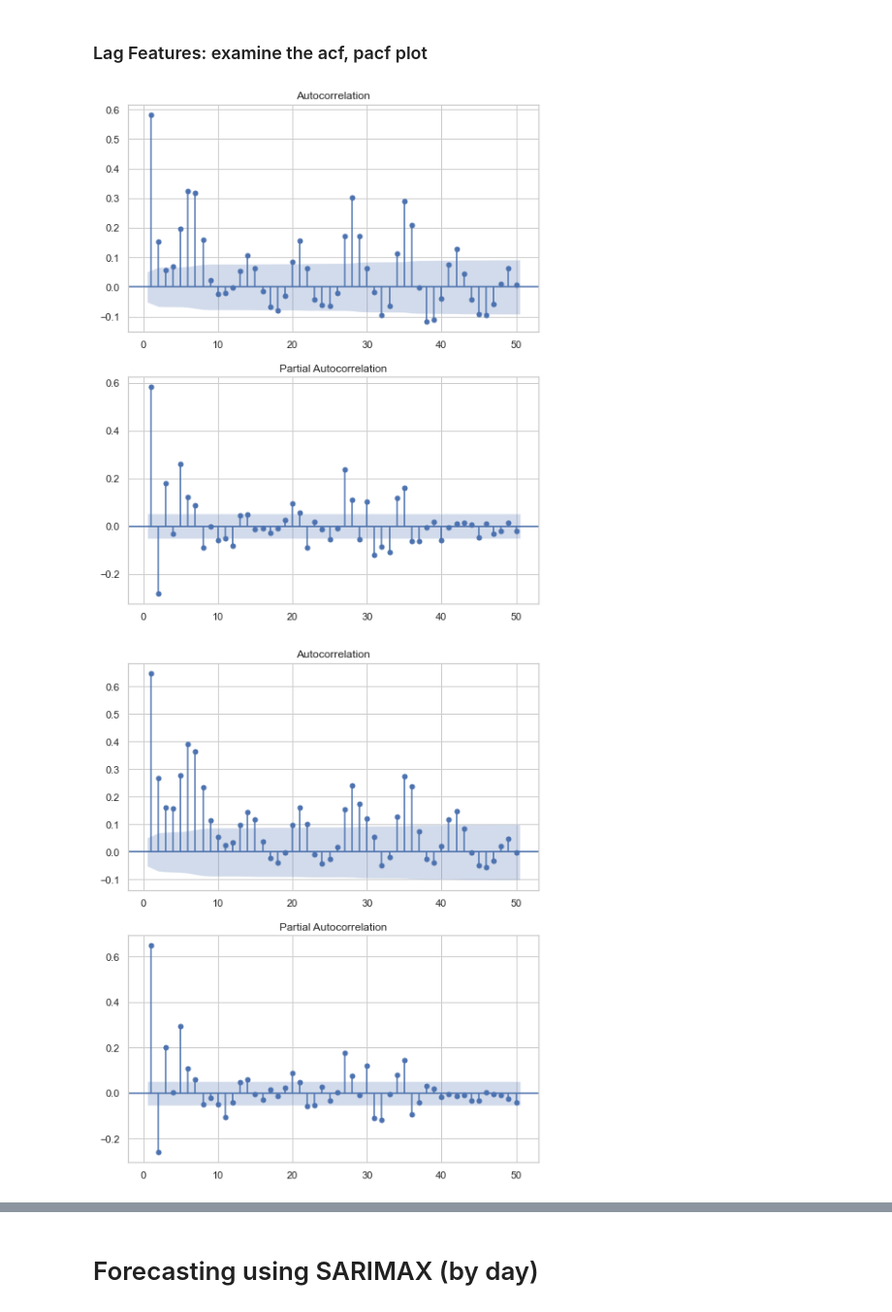
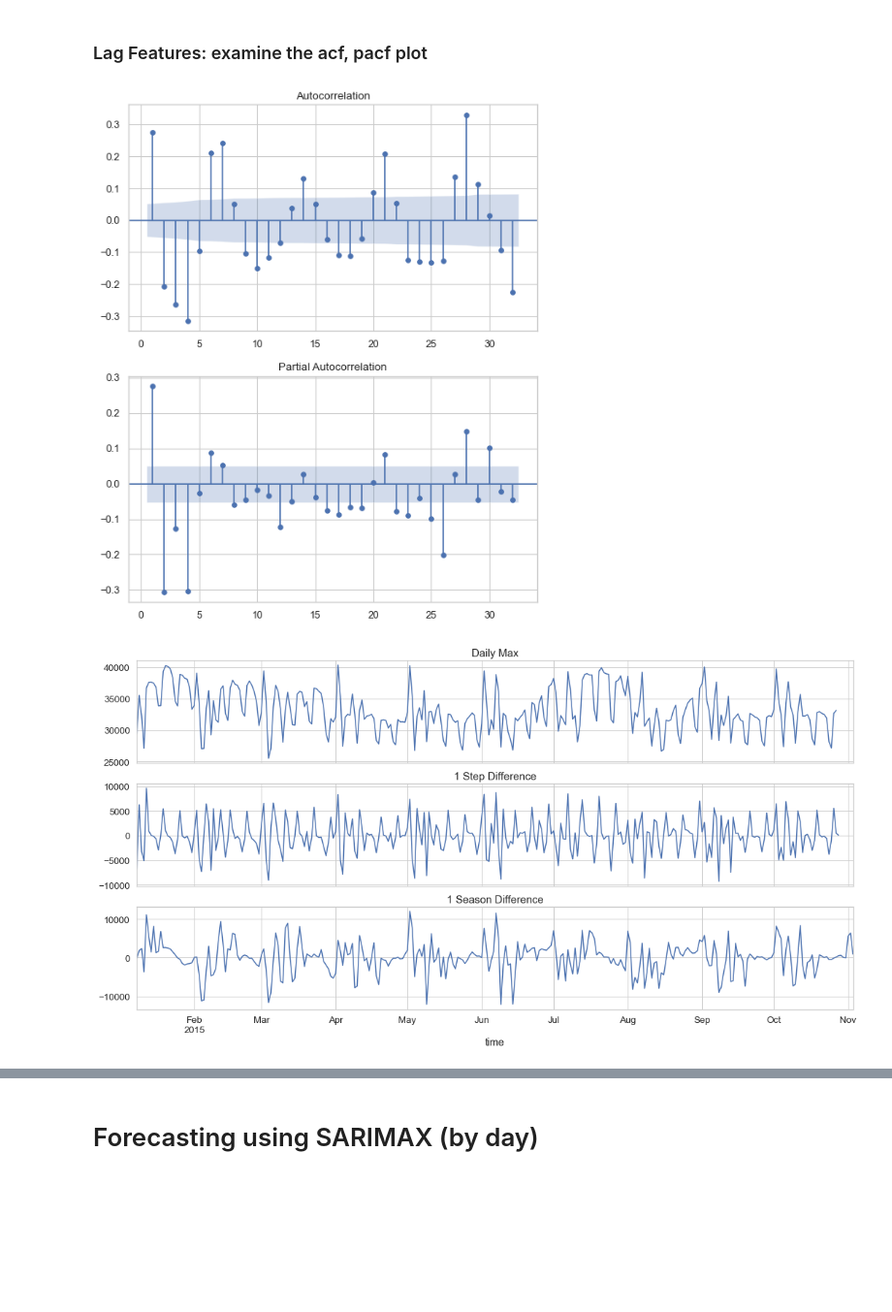
Before and after one commit to mendyhsu/Capstone, a Jupyter notebook: d_TimeSeriesModeling.ipynb, the cells around one changed output, grey strips where cells are left out. Shown at 97% size. Saved outputs shown, nothing was run; the diff lists cells and outputs as text; code cells hidden in the pictures; blank space fills up the shorter version.

```diff
--- a/d_TimeSeriesModeling.ipynb
+++ b/d_TimeSeriesModeling.ipynb
@@ -185,18 +211,22 @@ _ = decomposition.seasonal.iloc[:360].plot(figsize=(10,2))
 # %% [markdown]
 We extract the daily min, max load from the original time series.
 # %%
-day_max = (df.resample('12h')[[
+# day_max = (df.resample('12h')[[
+#     'total load actual'
+# ]].max()).resample('1d').mean().rename(columns={'total load actual': 'dayMax'})
+#day_max.index = day_max.index+timedelta(hours=12)
+
+day_max = (df.resample('1d')[[
     'total load actual'
-]].max()).resample('1d').mean().rename(columns={'total load actual': 'dayMax'})
-#day_max.index = day_max.index+timedelta(hours=12)
+]].max()).rename(columns={'total load actual':'dayMax'})
 
 day_min = df.resample('1d')[[
     'total load actual'
 ]].min().rename(columns={'total load actual': 'dayMin'})
 
-fig, ax = plt.subplots(1, 1, figsize=(8, 5))
-day_max.iloc[-60:].plot(ax=ax)
-df[['total load actual']].iloc[-60 * 24:].plot(ax=ax)
-day_min.iloc[-60:].plot(ax=ax)
+fig, ax = plt.subplots(1, 1, figsize=(15, 5))
+day_max.iloc[-60:].plot(ax=ax, color='r')
+day_min.iloc[-60:].plot(ax=ax, color='b')
+df[['total load actual']].iloc[-60 * 24:].plot(ax=ax, color='g', alpha=0.7)
 plt.show()
 # %% [output]
@@ -416,22 +446,39 @@ dtype: float64
 # %%
 # Find seasonal (P, D, Q, S)
 
-fig, (ax1, ax2) = plt.subplots(2,1, figsize=(8,10))
+fig, (ax1, ax2) = plt.subplots(2,1, figsize=(8,10), dpi=80)
 
-input_data = day_min_max['smoothed_dayMax'].dropna()
-plot_acf(input_data, lags=50, zero=False, ax=ax1)
-plot_pacf(input_data, lags=50, zero=False, ax=ax2)
+lags = None#np.arange(7, 77, 7)
+
+
+input_data = day_min_max['dayMax'] - day_min_max['dayMax'].rolling(6).mean()
+
+input_data = input_data.dropna()
+plot_acf(input_data, lags=lags, zero=False, ax=ax1)
+plot_pacf(input_data, lags=lags, zero=False, ax=ax2)
+#plt.savefig('EDA_fig/seasonal_S_ACF.pdf',dpi=80, pad_inches=0.1, bbox_inches='tight')
 plt.show()
 
 # Seasonal period S = 7 (days)
 # %% [output]
-[figure, old version]
+[figure, new version]
 # %%
-fig, (ax1, ax2) = plt.subplots(2,1, figsize=(8,10))
+sns.set(style="whitegrid", font_scale=1.2)
+fig, (ax1, ax2, ax3) = plt.subplots(3,1, figsize=(18, 9), sharex=True)
 
-input_data = day_min_max['smoothed_dayMin'].dropna()
-plot_acf(input_data, lags=50, zero=False, ax=ax1)
-plot_pacf(input_data, lags=50, zero=False, ax=ax2)
+input_data = day_min_max['dayMax']#.diff() #- day_min_max['dayMax'].rolling(7).mean()
+input_data.iloc[:300].plot(ax=ax1)
+ax1.set_title('Daily Max', fontsize=15)
+
+input_data = day_min_max['dayMax'].diff(1).dropna() #- day_min_max['dayMax'].rolling(10).mean()
+input_data.iloc[:300].plot(ax=ax2)
+ax2.set_title('1 Step Difference', fontsize=15)
+
+
+input_data = day_min_max['dayMax'].diff(7).dropna() #- day_min_max['dayMax'].rolling(10).mean()
+ax3.set_title('1 Season Difference', fontsize=15)
+input_data.iloc[:300].plot(ax=ax3)
+#plt.savefig('EDA_fig/diff_1.pdf',dpi=80, pad_inches=0.1, bbox_inches='tight')
 plt.show()
 # %% [output]
-[figure, old version]
+[figure, new version]
```
Also changed, not shown: parts of 32 cells of this notebook, 4 other files.
